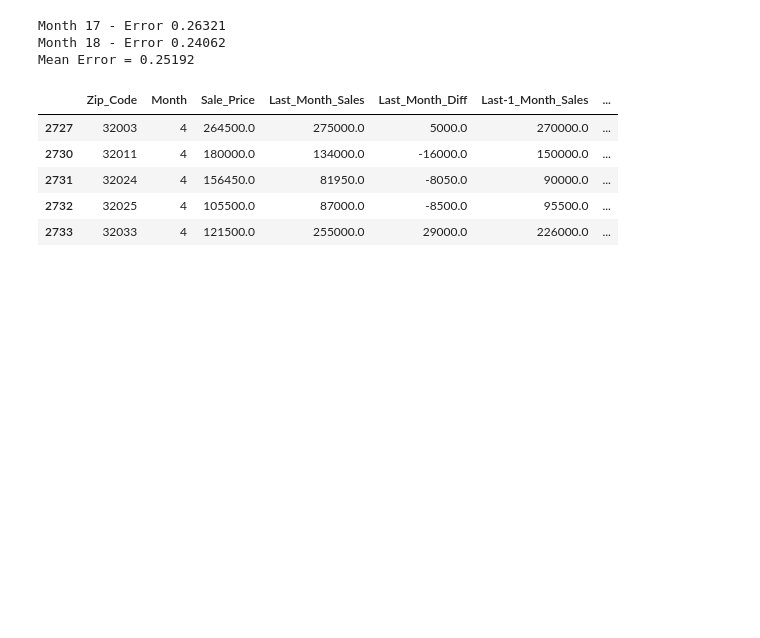
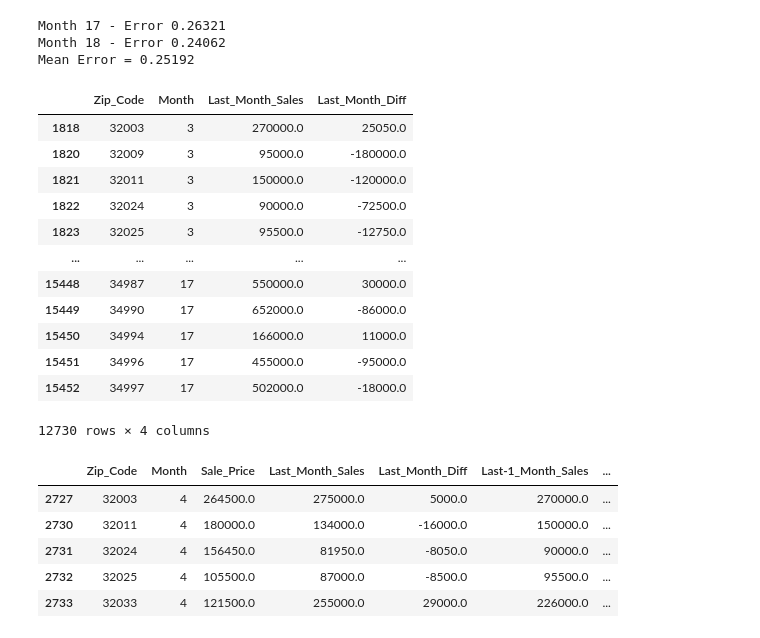
Before and after one commit to FinalProject-2021/Housing_Valuation, a Jupyter notebook: ML_model_K.ipynb, the cells around one changed output. Cells and saved outputs as stored; diff of their text form; code cells hidden in the pictures; blank space fills up the shorter version.

```diff
--- a/ML_model_K.ipynb
+++ b/ML_model_K.ipynb
@@ -141,6 +138,22 @@ print('Mean Error = %.5f' % np.mean(mean_error))
 Month 17 - Error 0.26321
 Month 18 - Error 0.24062
 Mean Error = 0.25192
+# %%
+xtr
+# %% [output]
+|  | Zip_Code | Month | Last_Month_Sales | Last_Month_Diff |
+| 1818 | 32003 | 3 | 270000.0 | 25050.0 |
+| 1820 | 32009 | 3 | 95000.0 | -180000.0 |
+| 1821 | 32011 | 3 | 150000.0 | -120000.0 |
+| 1822 | 32024 | 3 | 90000.0 | -72500.0 |
+| 1823 | 32025 | 3 | 95500.0 | -12750.0 |
+| ... | ... | ... | ... | ... |
+| 15448 | 34987 | 17 | 550000.0 | 30000.0 |
+| 15449 | 34990 | 17 | 652000.0 | -86000.0 |
+| 15450 | 34994 | 17 | 166000.0 | 11000.0 |
+| 15451 | 34996 | 17 | 455000.0 | -95000.0 |
+| 15452 | 34997 | 17 | 502000.0 | -18000.0 |
+12730 rows × 4 columns
 # %%
 melt3 = melt.copy()
 melt3['Last_Month_Sales'] = melt3.groupby(['Zip_Code'])['Sale_Price'].shift()
```
Also changed, not shown: parts of 4 cells of this notebook, 1 other file.
